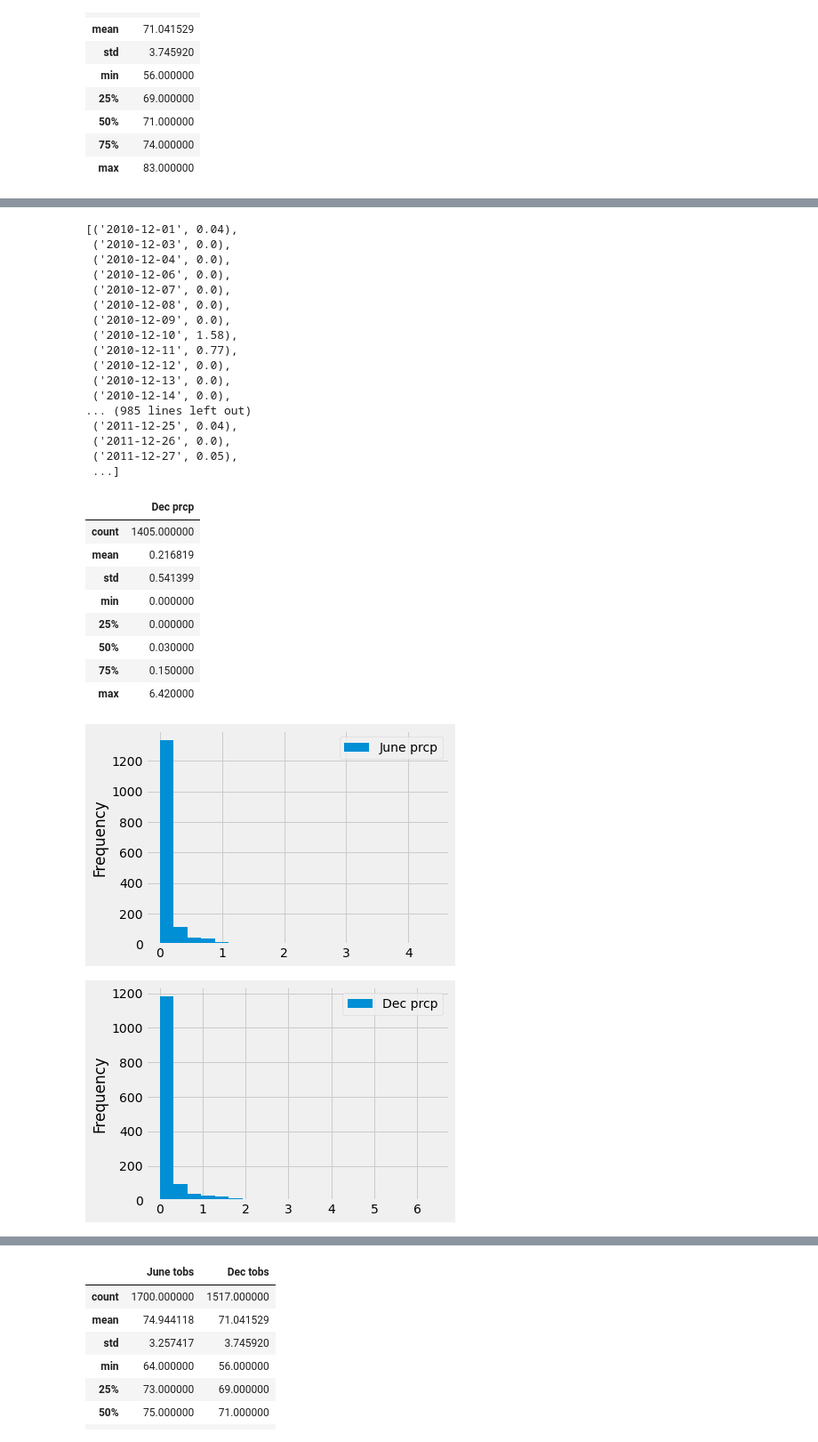
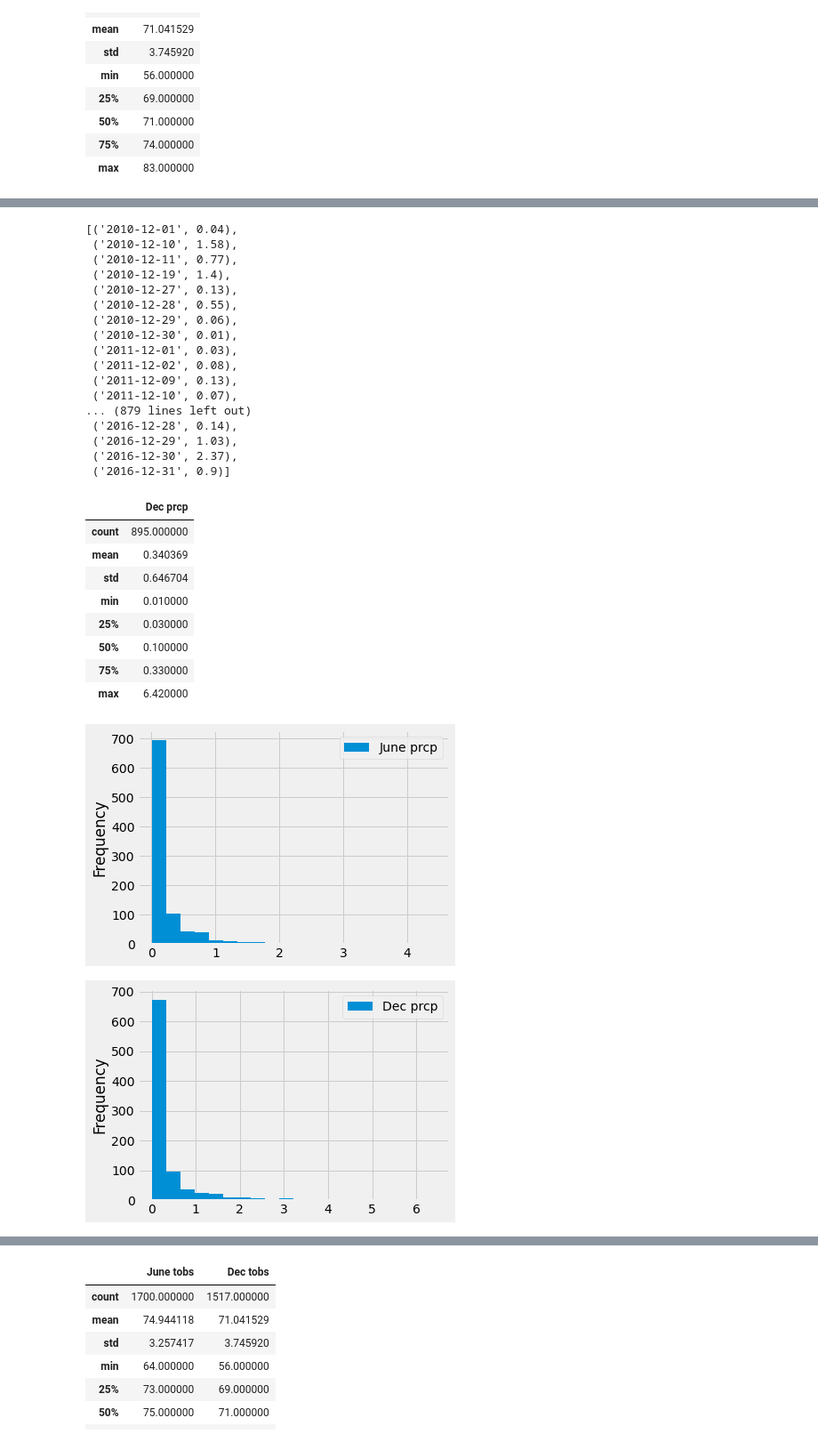
Before and after one commit to Tracari/surfs_up, a Jupyter notebook: SurfsUp_Challenge.ipynb, the cells around one changed output, grey strips where cells are left out. Shown at 89% size. Saved outputs shown, nothing was run; the diff lists cells and outputs as text; code cells hidden in the pictures.

```diff
--- a/SurfsUp_Challenge.ipynb
+++ b/SurfsUp_Challenge.ipynb
@@ -193,53 +195,56 @@ june_rain_df.describe()
 # %%
 # Additional query: Query for precipitation for the month of Dec
 dec_prcp = []
-dec_prcp = session.query(Measurement.date, Measurement.prcp).filter(extract("month", Measurement.date)==12).all()
+dec_prcp = session.query(Measurement.date, Measurement.prcp).\
+    filter(extract("month", Measurement.date)==12).\
+    filter(Measurement.prcp > 0.0).all()
+
 dec_prcp
 # %% [output]
 [('2010-12-01', 0.04),
- ('2010-12-03', 0.0),
- ('2010-12-04', 0.0),
- ('2010-12-06', 0.0),
- ('2010-12-07', 0.0),
- ('2010-12-08', 0.0),
- ('2010-12-09', 0.0),
  ('2010-12-10', 1.58),
  ('2010-12-11', 0.77),
- ('2010-12-12', 0.0),
- ('2010-12-13', 0.0),
- ('2010-12-14', 0.0),
-... (985 lines left out)
- ('2011-12-25', 0.04),
- ('2011-12-26', 0.0),
- ('2011-12-27', 0.05),
- ...]
+ ('2010-12-19', 1.4),
+ ('2010-12-27', 0.13),
+ ('2010-12-28', 0.55),
+ ('2010-12-29', 0.06),
+ ('2010-12-30', 0.01),
+ ('2011-12-01', 0.03),
+ ('2011-12-02', 0.08),
+ ('2011-12-09', 0.13),
+ ('2011-12-10', 0.07),
+... (879 lines left out)
+ ('2016-12-28', 0.14),
+ ('2016-12-29', 1.03),
+ ('2016-12-30', 2.37),
+ ('2016-12-31', 0.9)]
 # %%
 # Create a DataFrame for the list of recorded 'prcp' for Dec and provide summary statistic.
-dec_rain_df = pd.DataFrame(dec_prcp, columns=['Date','Dec prcp'])
-dec_rain_df.describe()
+dec_rain = pd.DataFrame(dec_prcp, columns=['Date','Dec prcp'])
+dec_rain.describe()
 # %% [output]
 |  | Dec prcp |
-| count | 1405.000000 |
-| mean | 0.216819 |
-| std | 0.541399 |
-| min | 0.000000 |
-| 25% | 0.000000 |
-| 50% | 0.030000 |
-| 75% | 0.150000 |
+| count | 895.000000 |
+| mean | 0.340369 |
+| std | 0.646704 |
+| min | 0.010000 |
+| 25% | 0.030000 |
+| 50% | 0.100000 |
+| 75% | 0.330000 |
 | max | 6.420000 |
 # %%
 # Graph June precipitation records
 
-june_rain_df.plot.hist(bins=20)
+june_rain.plot.hist(bins=20)
 plt.tight_layout()
 # %% [output]
-[figure, old version]
+[figure, new version]
 # %%
 # Graph Dec precipitation records
-dec_rain_df.plot.hist(bins=20)
+dec_rain.plot.hist(bins=20)
 
 plt.tight_layout()
 # %% [output]
-[figure, old version]
+[figure, new version]
 # %%
 # Create a summary dataframe of june vs Dec precipitation
```
Also changed, not shown: parts of 3 cells of this notebook.
